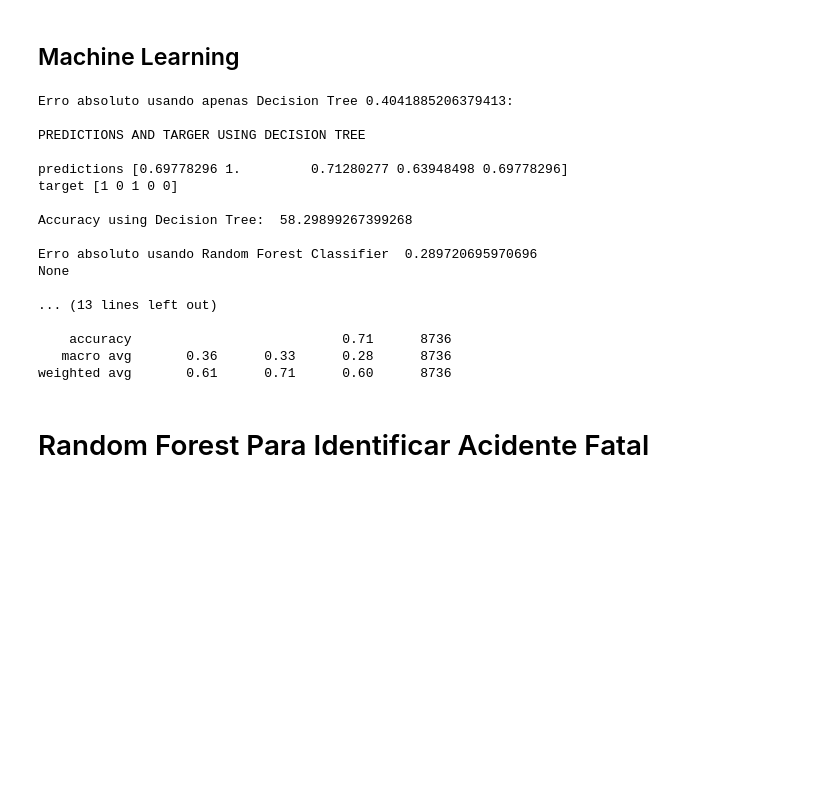
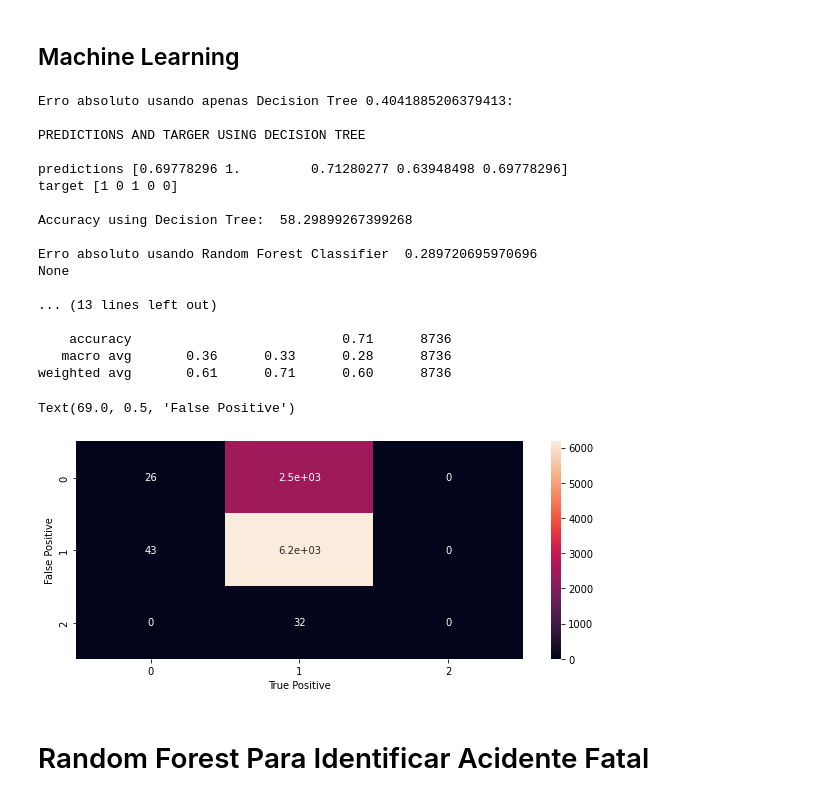
Before and after one commit to juliathemelo/machine_learning_random_forest_classifier, a Jupyter notebook: projeto3_pygil.ipynb, the cells around one changed output. Cells and saved outputs as stored; diff of their text form; code cells hidden in the pictures; blank space fills up the shorter version.

```diff
--- a/projeto3_pygil.ipynb
+++ b/projeto3_pygil.ipynb
@@ -510,6 +510,9 @@ from sklearn.tree import DecisionTreeRegressor
 from sklearn.model_selection import train_test_split
 from sklearn.metrics import mean_absolute_error
 from sklearn.metrics import accuracy_score,classification_report
+from sklearn.metrics import confusion_matrix
+import matplotlib.pyplot as plt
+import seaborn as sn
 
 X_train, X_test, y_train, y_test = train_test_split(
     x, y, test_size=0.5, random_state=999
@@ -529,8 +532,7 @@ print("predictions", val_predictions[:5])
 print("target", y_test[:5])
 print()
 acuracia = accuracy_score(y_test, y_train) * 100
-print("Accuracy using Decision Tree: " , acuracia)  # acertos ao todo
-
+print("Accuracy using Decision Tree: " , acuracia)# acertos ao todo
 
 # usando o Random Forest para melhorar os resultados
 
@@ -544,33 +546,42 @@ print()
 print(print("Erro absoluto usando Random Forest Classifier ", mean_absolute_error(y_test,melb_preds)))
 print()
 print("PREDICTIONS AND TARGER USING RANDOM FOREST")
 print()
 print("predictions", val_predictions[:5])
 print("target", melb_preds[:5])
 print()
 acuracia1 = accuracy_score(y_test, melb_preds) * 100
 print("Acurácia: " , acuracia1)  # acertos ao todo
 print()
 print()
 print(classification_report(y_test,melb_preds))
+
+%matplotlib inline
+
+plt.figure(figsize=(10,4))
+sn.heatmap(confusion_matrix(y_test, melb_preds), annot=True)
+plt.xlabel('True Positive')
+plt.ylabel('False Positive')
 # %% [output]
 Erro absoluto usando apenas Decision Tree 0.4041885206379413:
 
 PREDICTIONS AND TARGER USING DECISION TREE
 
 predictions [0.69778296 1.         0.71280277 0.63948498 0.69778296]
 target [1 0 1 0 0]
 
 Accuracy using Decision Tree:  58.29899267399268
 
 Erro absoluto usando Random Forest Classifier  0.289720695970696
 None
 
 ... (13 lines left out)
 
     accuracy                           0.71      8736
    macro avg       0.36      0.33      0.28      8736
 weighted avg       0.61      0.71      0.60      8736
+Text(69.0, 0.5, 'False Positive')
+[figure, added]
 # %% [markdown]
 # Random Forest Para Identificar Acidente Fatal
 # %%
```
Also changed, not shown: parts of 8 cells of this notebook.
